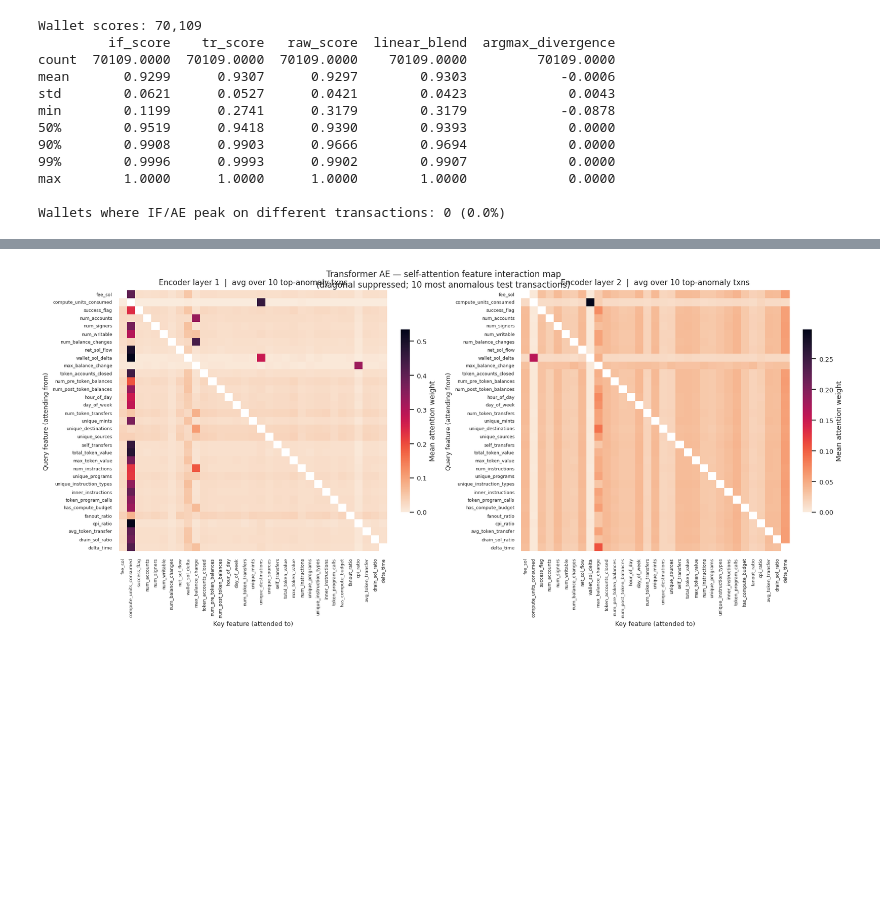
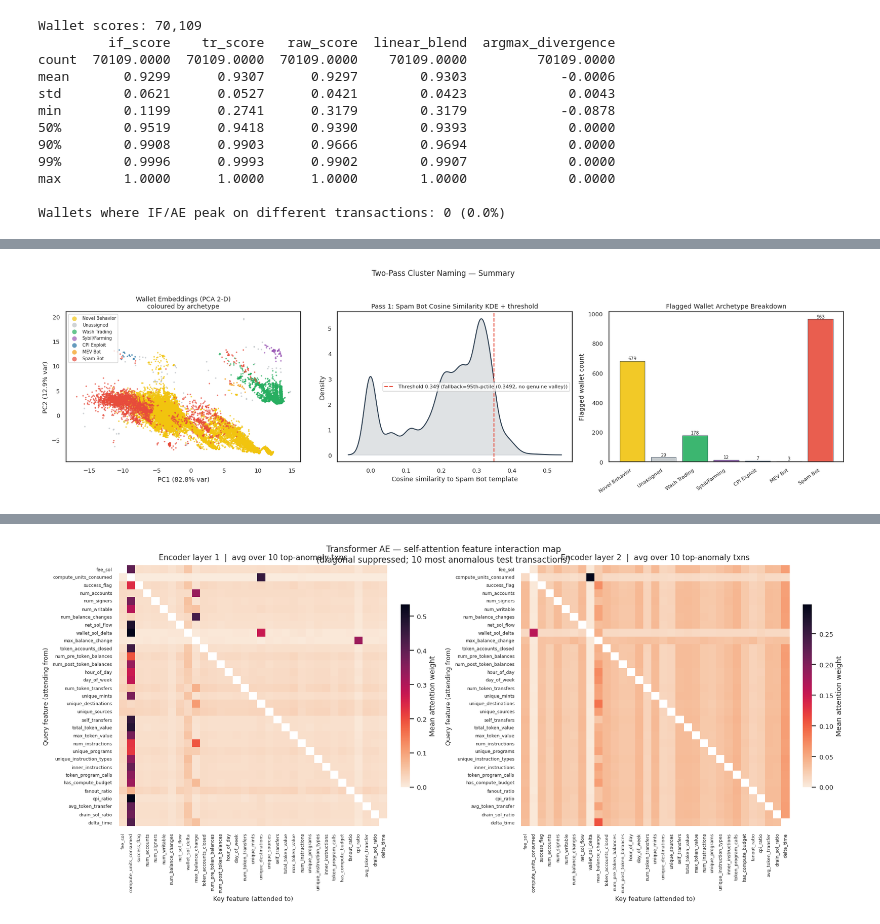
Before and after one commit to gitgatgit/anomaly-detection, a Jupyter notebook: train.ipynb, the cells around one changed output, grey strips where cells are left out. Saved outputs shown, nothing was run; the diff lists cells and outputs as text; code cells hidden in the pictures; blank space fills up the shorter version.

```diff
--- a/train.ipynb
+++ b/train.ipynb
@@ -1461,12 +1433,7 @@ Saved: clustering_metrics.png
 # %%
-# Hard cap: if DBSCAN produces more clusters than the template space,
-# fall back to KMeans(k=N_ARCHETYPES) on the full embeddings.
+# DBSCAN clusters kept as-is — many-to-one naming handles n_clusters > N_ARCHETYPES.
 _n_actual = len(set(labels_full) - {-1})
-if _n_actual > N_ARCHETYPES:
-  print(f'DBSCAN produced {_n_actual} clusters > N_ARCHETYPES={N_ARCHETYPES} '
-        f'on full data. Falling back to KMeans(k={N_ARCHETYPES}).')
-  best_model = KMeans(n_clusters=N_ARCHETYPES, random_state=42, n_init=10)
-  labels_full = best_model.fit_predict(X_emb)
+print(f'DBSCAN found {_n_actual} clusters ({N_ARCHETYPES} archetypes defined)')
 wallet_embedding_clusters = pd.DataFrame({'wallet': wallet_rep, 'cluster': labels_full})
 cluster_map = {c: f'Cluster {c}' if c != -1 else 'Noise' for c in set(labels_full)}
 wallet_embedding_clusters['semantic_anomaly_type'] = wallet_embedding_clusters['cluster'].map(cluster_map)
@@ -1756 +1748,85 @@ Spam Bot    391
 Name: count, dtype: int64
+# %%
+# ── Cluster visualisation ─────────────────────────────────────────────────────
+from sklearn.decomposition import PCA
+
+# Render order derived from data: background categories first, Spam Bot last.
+# Using value_counts ensures only present labels appear in plots.
+_bg   = {'Unassigned', 'Novel Behavior'}
+_fg   = {'Spam Bot'}
+_present = _wa_series.unique().tolist()
+_arch_order = ([a for a in _present if a in _bg] +
+               [a for a in _present if a not in _bg and a not in _fg] +
+               [a for a in _present if a in _fg])
+_palette     = {'Spam Bot': '#e74c3c',      # red
+                'MEV Bot': '#f39c12',        # amber
+                'Sybil/Farming': '#9b59b6',  # purple
+                'Drainer': '#1abc9c',        # teal
+                'CPI Exploit': '#2471a3',    # blue
+                'Wash Trading': '#27ae60',   # green
+                'Novel Behavior': '#f1c40f', # yellow — clearly not grey
+                'Unassigned': '#bdc3c7'}     # light grey — background
+
+# Map wallet → archetype for all wallets (index-aligned with X_emb)
+_wa_series = _wallet_archetype.reindex(wallet_rep).fillna('Unassigned')
+
+
+_colors    = [_palette.get(a, '#bdc3c7') for a in _wa_series.values]
+
+# PCA 2-D projection of Transformer embeddings
+_pca   = PCA(n_components=2, random_state=42)
+_emb2d = _pca.fit_transform(X_emb)
+
+fig, axes = plt.subplots(1, 3, figsize=(18, 5))
+
+# ── Panel 1: archetype scatter (PCA 2-D) ────────────────────────────────────
+ax = axes[0]
+for _arch in _arch_order:
+    _m = _wa_series.values == _arch
+    if _m.any():
+        ax.scatter(_emb2d[_m, 0], _emb2d[_m, 1],
+                   c=_palette.get(_arch, '#bdc3c7'), label=_arch,
+                   s=6, alpha=0.7, linewidths=0)
+ax.set_title('Wallet Embeddings (PCA 2-D)\ncoloured by archetype')
+ax.set_xlabel(f'PC1 ({_pca.explained_variance_ratio_[0]*100:.1f}% var)')
+ax.set_ylabel(f'PC2 ({_pca.explained_variance_ratio_[1]*100:.1f}% var)')
+ax.legend(markerscale=3, fontsize=7, loc='best')
+
+# ── Panel 2: spam cosine KDE + threshold ─────────────────────────────────────
+ax = axes[1]
+_xs_plot = np.linspace(_wallet_spam_cos.min(), _wallet_spam_cos.max(), 500)
+_ys_plot = _kde_fit(_xs_plot)
+ax.plot(_xs_plot, _ys_plot, color='#2c3e50', lw=1.5)
+ax.fill_between(_xs_plot, _ys_plot, alpha=0.15, color='#2c3e50')
+ax.axvline(SPAM_BOT_THRESHOLD, color='#e74c3c', lw=1.5, ls='--',
+           label=f'Threshold {SPAM_BOT_THRESHOLD:.3f} ({_threshold_source})')
+ax.set_xlabel('Cosine similarity to Spam Bot template')
+ax.set_ylabel('Density')
+ax.set_title('Pass 1: Spam Bot Cosine Similarity KDE + threshold')
+ax.legend(fontsize=8)
+
+# ── Panel 3: flagged wallet archetype breakdown ──────────────────────────────
+ax = axes[2]
+_flagged_arch = wallet_scores[wallet_scores['conformal_flag'].fillna(0).astype(int) == 1]['semantic_anomaly_type']
+_flag_counts  = _flagged_arch.value_counts().reindex(_arch_order, fill_value=0)
+
+_x = np.arange(len(_arch_order))
+ax.bar(_x, _flag_counts.values,
+       color=[_palette.get(a, '#bdc3c7') for a in _arch_order],
+       alpha=0.9, edgecolor='#2c3e50', linewidth=0.6)
+for _xi, _v in zip(_x, _flag_counts.values):
+    if _v > 0:
+        ax.text(_xi, _v + 1, str(_v), ha='center', va='bottom', fontsize=7)
+ax.set_xticks(_x)
+ax.set_xticklabels(_arch_order, rotation=35, ha='right', fontsize=8)
+ax.set_ylabel('Flagged wallet count')
+ax.set_title('Flagged Wallet Archetype Breakdown')
+
+plt.suptitle('Two-Pass Cluster Naming — Summary', fontsize=12, y=1.02)
+plt.tight_layout()
+plt.savefig('cluster_visualisation.png', dpi=120, bbox_inches='tight')
+plt.show()
+plt.close()
+print('Saved: cluster_visualisation.png')
+# %% [output]
+[figure, added]
```
Also changed, not shown: parts of 32 cells of this notebook.
